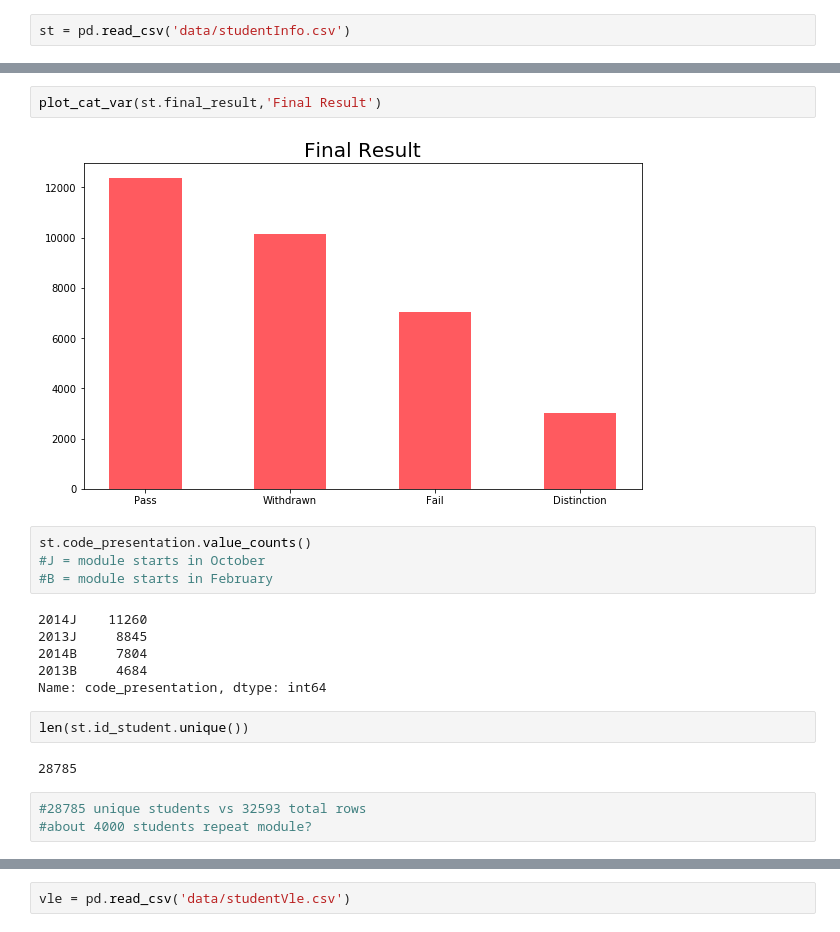
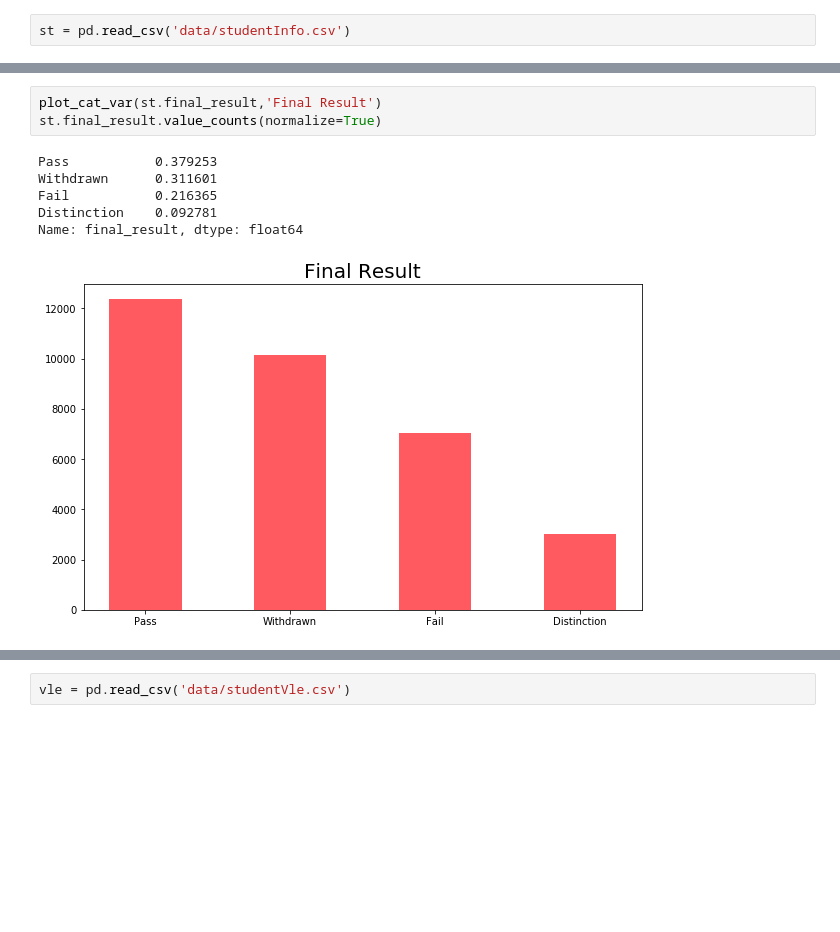
Before and after one commit to nikolholicka/curriculum, a Jupyter notebook: mod6/project_ideas/project_idea_2.ipynb, the cells around one changed output, grey strips where cells are left out. Saved outputs shown, nothing was run; the diff lists cells and outputs as text; blank space fills up the shorter version.

```diff
--- a/mod6/project_ideas/project_idea_2.ipynb
+++ b/mod6/project_ideas/project_idea_2.ipynb
@@ -50,21 +126,10 @@ plot_cat_var(st.disability,'Disability',size=(6,6))
 # %%
 plot_cat_var(st.final_result,'Final Result')
+st.final_result.value_counts(normalize=True)
 # %% [output]
+Pass           0.379253
+Withdrawn      0.311601
+Fail           0.216365
+Distinction    0.092781
+Name: final_result, dtype: float64
-[figure, old version]
+[figure, new version]
-# %%
-st.code_presentation.value_counts()
-#J = module starts in October
-#B = module starts in February
-# %% [output]
-2014J    11260
-2013J     8845
-2014B     7804
-2013B     4684
-Name: code_presentation, dtype: int64
-# %%
-len(st.id_student.unique())
-# %% [output]
-28785
-# %%
-#28785 unique students vs 32593 total rows
-#about 4000 students repeat module?
```
Also changed, not shown: parts of 27 cells of this notebook, 1 other file.
